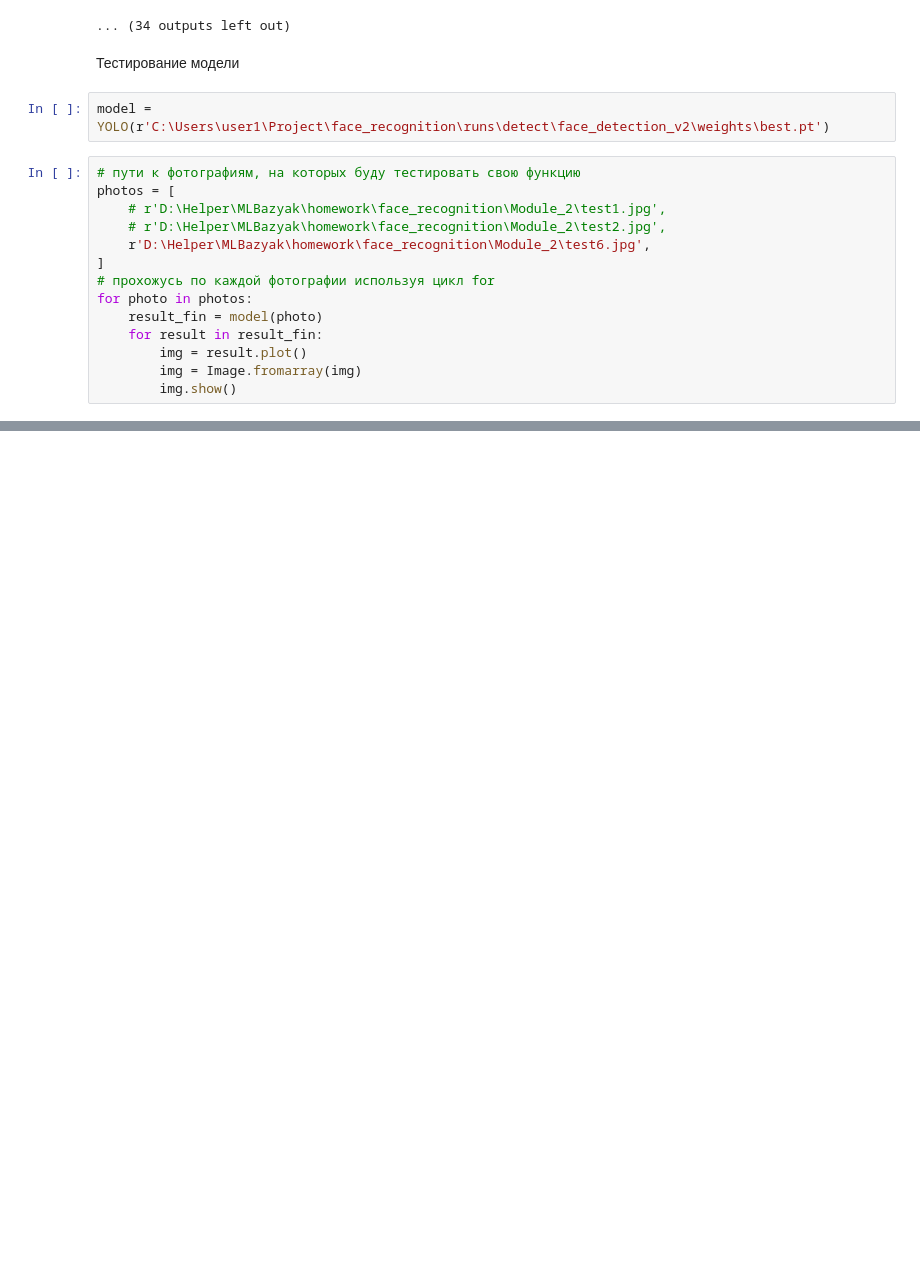
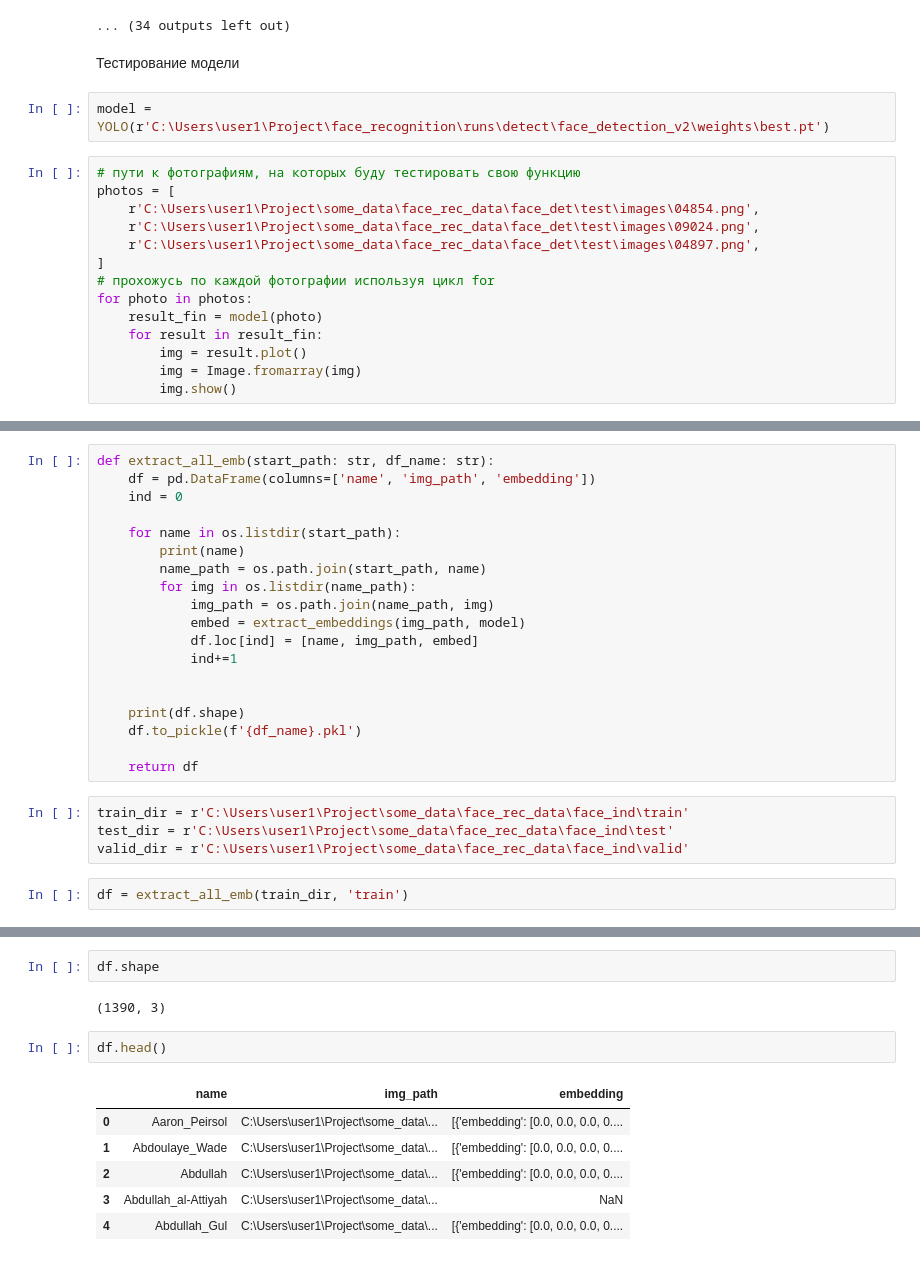
Before and after one commit to Rainfue/face_recognition, a Jupyter notebook: Module_2/Report_m2.ipynb, the cells around one changed output, grey strips where cells are left out. Drawn from its saved outputs; the diff is of its cells as text; blank space fills up the shorter version.

```diff
--- a/Module_2/Report_m2.ipynb
+++ b/Module_2/Report_m2.ipynb
@@ -287,9 +300,9 @@ model = YOLO(r'C:\Users\user1\Project\face_recognition\runs\detect\face_detectio
 # %%
 # пути к фотографиям, на которых буду тестировать свою функцию
 photos = [
-    # r'D:\Helper\MLBazyak\homework\face_recognition\Module_2\test1.jpg',
-    # r'D:\Helper\MLBazyak\homework\face_recognition\Module_2\test2.jpg',
-    r'D:\Helper\MLBazyak\homework\face_recognition\Module_2\test6.jpg',
+    r'C:\Users\user1\Project\some_data\face_rec_data\face_det\test\images\04854.png',
+    r'C:\Users\user1\Project\some_data\face_rec_data\face_det\test\images\09024.png',
+    r'C:\Users\user1\Project\some_data\face_rec_data\face_det\test\images\04897.png',
 ]
 # прохожусь по каждой фотографии используя цикл for
 for photo in photos:
@@ -303,0 +410,25 @@ Speed: 16.3ms preprocess, 345.5ms inference, 4.6ms postprocess per image at shap
+# %%
+def extract_all_emb(start_path: str, df_name: str):
+    df = pd.DataFrame(columns=['name', 'img_path', 'embedding'])
+    ind = 0
+
+    for name in os.listdir(start_path):
+        print(name)
+        name_path = os.path.join(start_path, name)
+        for img in os.listdir(name_path):
+            img_path = os.path.join(name_path, img)
+            embed = extract_embeddings(img_path, model)
+            df.loc[ind] = [name, img_path, embed]
+            ind+=1
+
+
+    print(df.shape)
+    df.to_pickle(f'{df_name}.pkl')
+
+    return df
+# %%
+train_dir = r'C:\Users\user1\Project\some_data\face_rec_data\face_ind\train'
+test_dir = r'C:\Users\user1\Project\some_data\face_rec_data\face_ind\test'
+valid_dir = r'C:\Users\user1\Project\some_data\face_rec_data\face_ind\valid'
+# %%
+df = extract_all_emb(train_dir, 'train')
@@ -303,0 +453,13 @@ Speed: 16.3ms preprocess, 345.5ms inference, 4.6ms postprocess per image at shap
+# %%
+df.shape
+# %% [output]
+(1390, 3)
+# %%
+df.head()
+# %% [output]
+|  | name | img_path | embedding |
+| 0 | Aaron_Peirsol | C:\Users\user1\Project\some_data\... | [{'embedding': [0.0, 0.0, 0.0, 0.... |
+| 1 | Abdoulaye_Wade | C:\Users\user1\Project\some_data\... | [{'embedding': [0.0, 0.0, 0.0, 0.... |
+| 2 | Abdullah | C:\Users\user1\Project\some_data\... | [{'embedding': [0.0, 0.0, 0.0, 0.... |
+| 3 | Abdullah_al-Attiyah | C:\Users\user1\Project\some_data\... | NaN |
+| 4 | Abdullah_Gul | C:\Users\user1\Project\some_data\... | [{'embedding': [0.0, 0.0, 0.0, 0.... |
```
Also changed, not shown: parts of 22 cells of this notebook, 11 other files.
